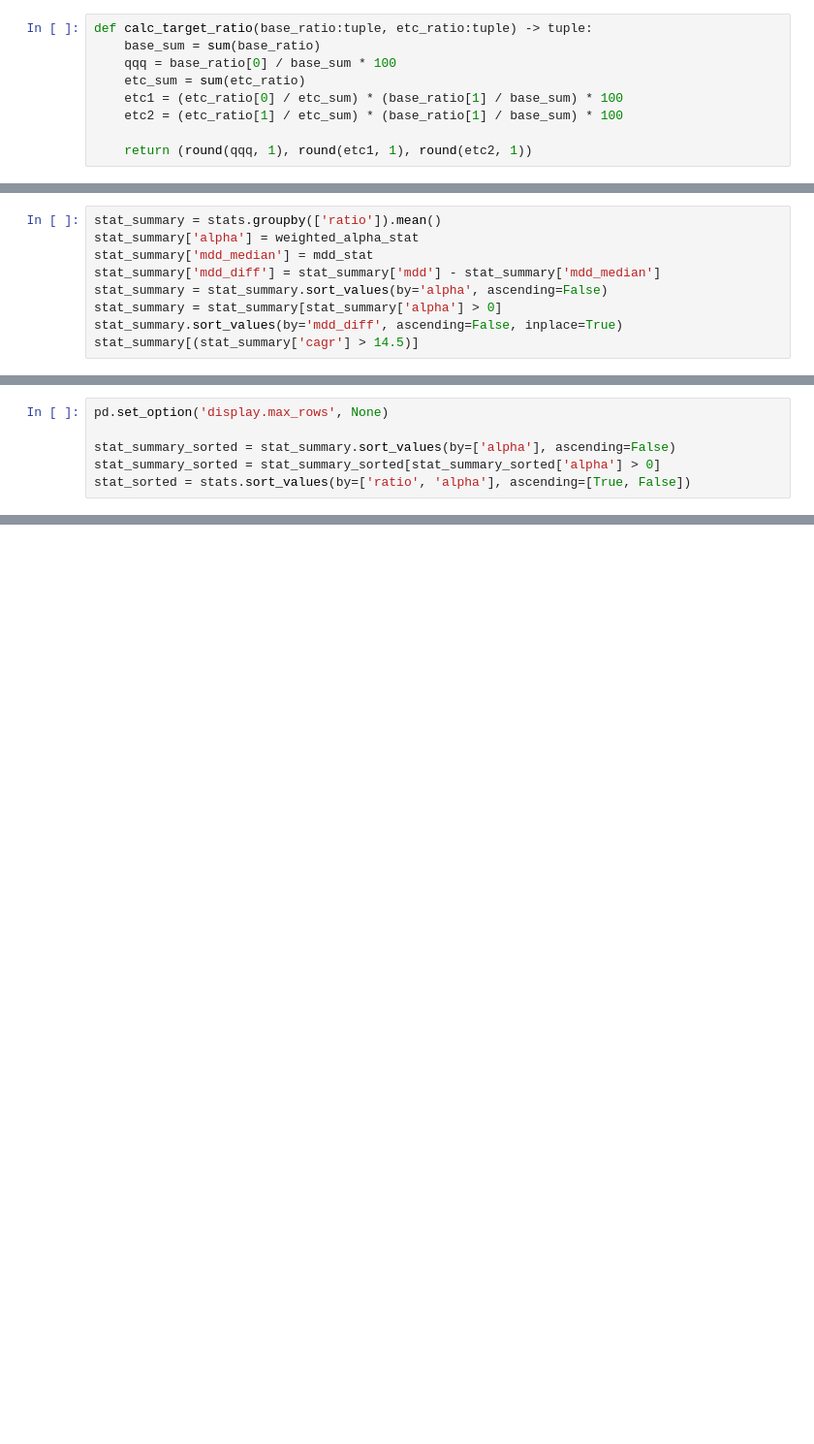
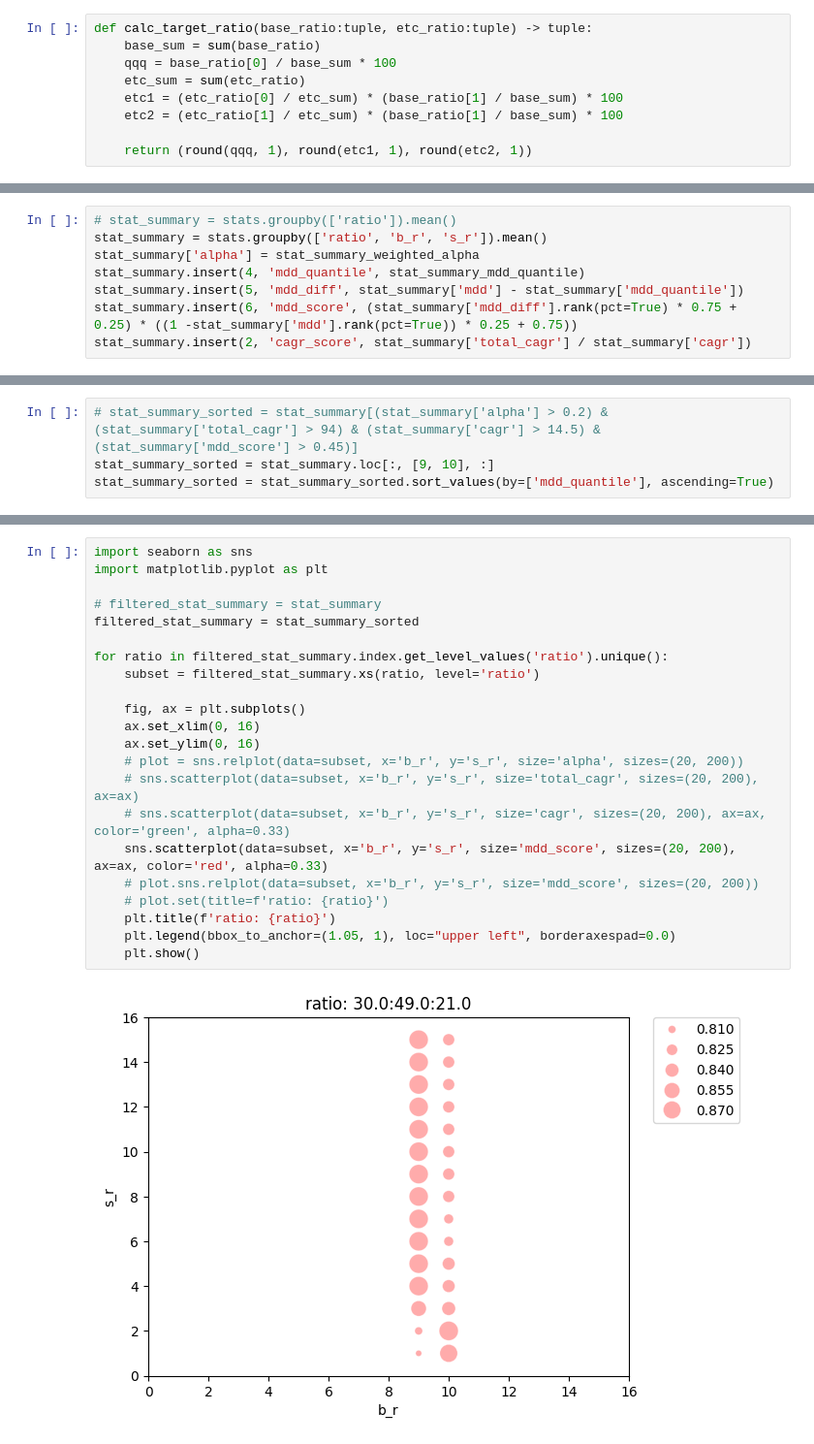
Before and after one commit to RookImS/portfolio_tool, a Jupyter notebook: portfolio.ipynb, the cells around one changed output, grey strips where cells are left out. Shown at 97% size. Drawn from its saved outputs; the diff is of its cells as text; blank space fills up the shorter version.

```diff
--- a/portfolio.ipynb
+++ b/portfolio.ipynb
@@ -174,9 +220,8 @@ mdd_stat
 # %%
-stat_summary = stats.groupby(['ratio']).mean()
-stat_summary['alpha'] = weighted_alpha_stat
-stat_summary['mdd_median'] = mdd_stat
-stat_summary['mdd_diff'] = stat_summary['mdd'] - stat_summary['mdd_median']
-stat_summary = stat_summary.sort_values(by='alpha', ascending=False)
-stat_summary = stat_summary[stat_summary['alpha'] > 0]
-stat_summary.sort_values(by='mdd_diff', ascending=False, inplace=True)
-stat_summary[(stat_summary['cagr'] > 14.5)]
+# stat_summary = stats.groupby(['ratio']).mean()
+stat_summary = stats.groupby(['ratio', 'b_r', 's_r']).mean()
+stat_summary['alpha'] = stat_summary_weighted_alpha
+stat_summary.insert(4, 'mdd_quantile', stat_summary_mdd_quantile)
+stat_summary.insert(5, 'mdd_diff', stat_summary['mdd'] - stat_summary['mdd_quantile'])
+stat_summary.insert(6, 'mdd_score', (stat_summary['mdd_diff'].rank(pct=True) * 0.75 + 0.25) * ((1 -stat_summary['mdd'].rank(pct=True)) * 0.25 + 0.75))
+stat_summary.insert(2, 'cagr_score', stat_summary['total_cagr'] / stat_summary['cagr'])
@@ -183,6 +249,4 @@ stat_summary[(stat_summary['cagr'] > 14.5)]
 # %%
-pd.set_option('display.max_rows', None)
-
-stat_summary_sorted = stat_summary.sort_values(by=['alpha'], ascending=False)
-stat_summary_sorted = stat_summary_sorted[stat_summary_sorted['alpha'] > 0]
-stat_sorted = stats.sort_values(by=['ratio', 'alpha'], ascending=[True, False])
+# stat_summary_sorted = stat_summary[(stat_summary['alpha'] > 0.2) & (stat_summary['total_cagr'] > 94) & (stat_summary['cagr'] > 14.5) & (stat_summary['mdd_score'] > 0.45)]
+stat_summary_sorted = stat_summary.loc[:, [9, 10], :]
+stat_summary_sorted = stat_summary_sorted.sort_values(by=['mdd_quantile'], ascending=True)
@@ -198,0 +274,24 @@ sns.relplot(data=stats, x='stdev', y='cagr', hue='ratio')
+# %%
+import seaborn as sns
+import matplotlib.pyplot as plt
+
+# filtered_stat_summary = stat_summary
+filtered_stat_summary = stat_summary_sorted
+
+for ratio in filtered_stat_summary.index.get_level_values('ratio').unique():
+    subset = filtered_stat_summary.xs(ratio, level='ratio')
+
+    fig, ax = plt.subplots()
+    ax.set_xlim(0, 16)
+    ax.set_ylim(0, 16)
+    # plot = sns.relplot(data=subset, x='b_r', y='s_r', size='alpha', sizes=(20, 200))
+    # sns.scatterplot(data=subset, x='b_r', y='s_r', size='total_cagr', sizes=(20, 200), ax=ax)
+    # sns.scatterplot(data=subset, x='b_r', y='s_r', size='cagr', sizes=(20, 200), ax=ax, color='green', alpha=0.33)
+    sns.scatterplot(data=subset, x='b_r', y='s_r', size='mdd_score', sizes=(20, 200), ax=ax, color='red', alpha=0.33)
+    # plot.sns.relplot(data=subset, x='b_r', y='s_r', size='mdd_score', sizes=(20, 200))
+    # plot.set(title=f'ratio: {ratio}')
+    plt.title(f'ratio: {ratio}')
+    plt.legend(bbox_to_anchor=(1.05, 1), loc="upper left", borderaxespad=0.0)
+    plt.show()
+# %% [output]
+[figure, added]
```
Also changed, not shown: parts of 17 cells of this notebook, 7 other files.
